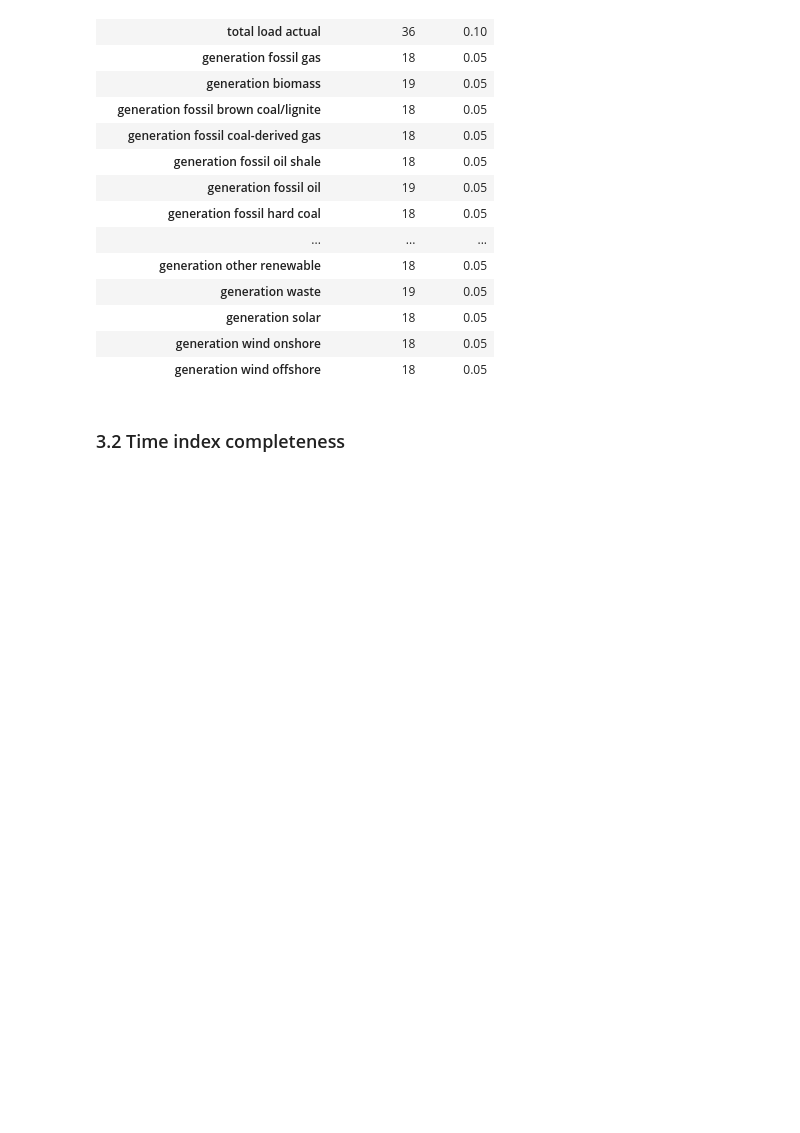
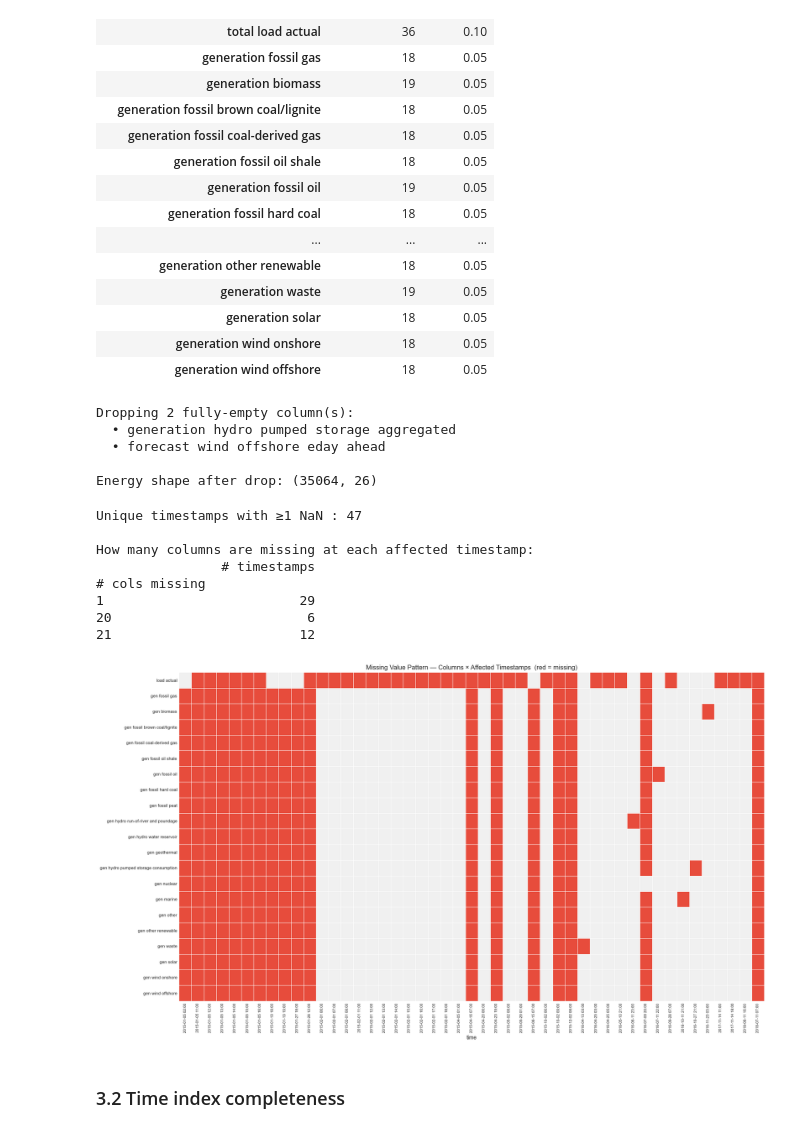
Before and after one commit to Yngvine/Electricity_consumption_predictor, a Jupyter notebook: exploratory_data_analysis.ipynb, the cells around one changed output. Drawn from its saved outputs; the diff is of its cells as text; code cells hidden in the pictures; blank space fills up the shorter version.

```diff
--- a/exploratory_data_analysis.ipynb
+++ b/exploratory_data_analysis.ipynb
@@ -109,6 +109,71 @@ Columns with missing values: 23/28
 | generation solar | 18 | 0.05 |
 | generation wind onshore | 18 | 0.05 |
 | generation wind offshore | 18 | 0.05 |
+# %%
+# Drop columns with no data — they carry zero information
+all_null_cols = missing_df[missing_df["missing %"] == 100].index.tolist()
+print(f"Dropping {len(all_null_cols)} fully-empty column(s):")
+for c in all_null_cols:
+    print(f"  • {c}")
+
+energy = energy.drop(columns=all_null_cols)
+print(f"\nEnergy shape after drop: {energy.shape}")
+# %% [output]
+Dropping 2 fully-empty column(s):
+  • generation hydro pumped storage aggregated
+  • forecast wind offshore eday ahead
+
+Energy shape after drop: (35064, 26)
+# %%
+# Are the remaining missing values coincident (same timestamps) or scattered across different columns?
+partial_null_cols = missing_df[missing_df["missing %"] < 100].index.tolist()
+null_mask = energy[partial_null_cols].isna()
+affected = null_mask[null_mask.any(axis=1)]
+
+print(f"Unique timestamps with ≥1 NaN : {len(affected)}")
+print()
+print("How many columns are missing at each affected timestamp:")
+print(
+    affected.sum(axis=1)
+    .value_counts()
+    .sort_index()
+    .rename_axis("# cols missing")
+    .rename("# timestamps")
+    .to_frame()
+)
+
+short_labels = [
+    c.replace("generation ", "gen ")
+     .replace("total load ", "load ")
+     .replace("forecast ", "fcst ")
+    for c in affected.columns
+]
+
+fig, ax = plt.subplots(figsize=(max(6, len(affected) * 0.35 + 1), 10))
+sns.heatmap(
+    affected.astype(int).T,
+    cmap=["#f0f0f0", "#e74c3c"],
+    cbar=False,
+    linewidths=0.4,
+    ax=ax,
+    xticklabels=affected.index.strftime("%Y-%m-%d %H:%M"),
+    yticklabels=short_labels,
+)
+ax.set_title("Missing Value Pattern — Columns × Affected Timestamps  (red = missing)", fontsize=12)
+ax.tick_params(axis="x", rotation=90, labelsize=7)
+ax.tick_params(axis="y", rotation=0, labelsize=8)
+plt.tight_layout()
+plt.show()
+# %% [output]
+Unique timestamps with ≥1 NaN : 47
+
+How many columns are missing at each affected timestamp:
+                # timestamps
+# cols missing
+1                         29
+20                         6
+21                        12
+[figure, added]
 # %% [markdown]
 ### 3.2 Time index completeness
 # %%
```
Also changed, not shown: parts of 3 cells of this notebook.
